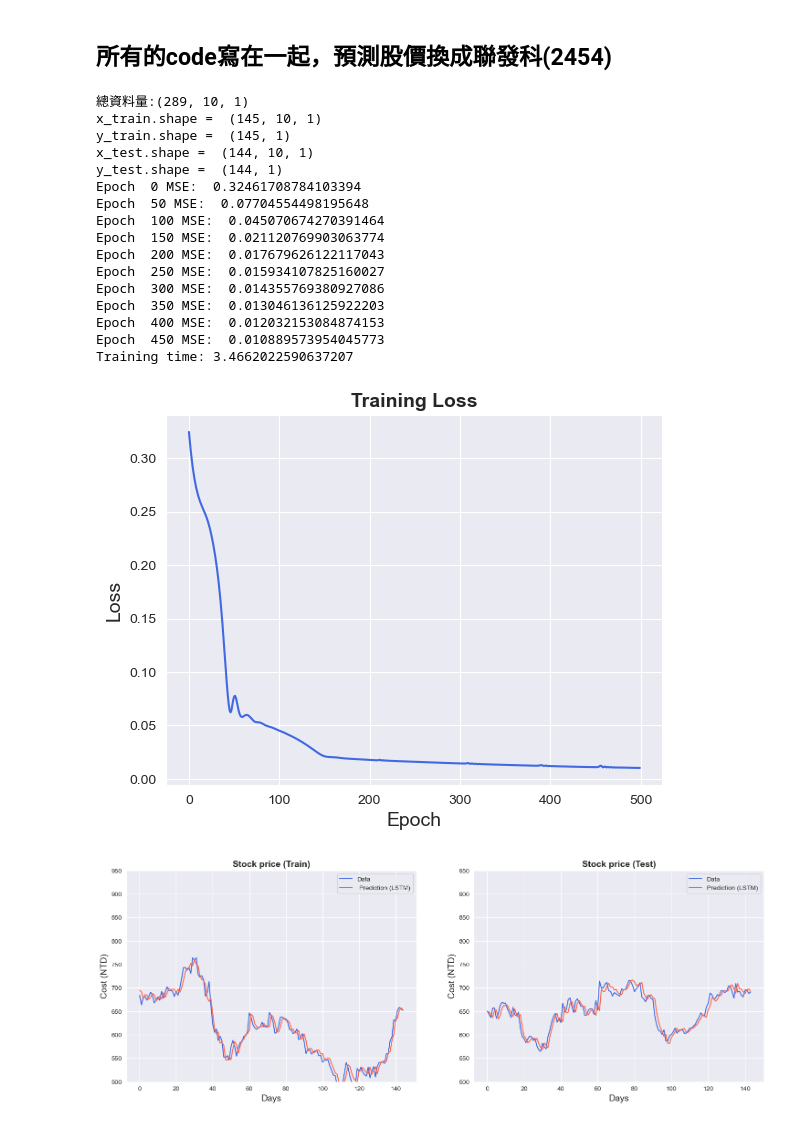
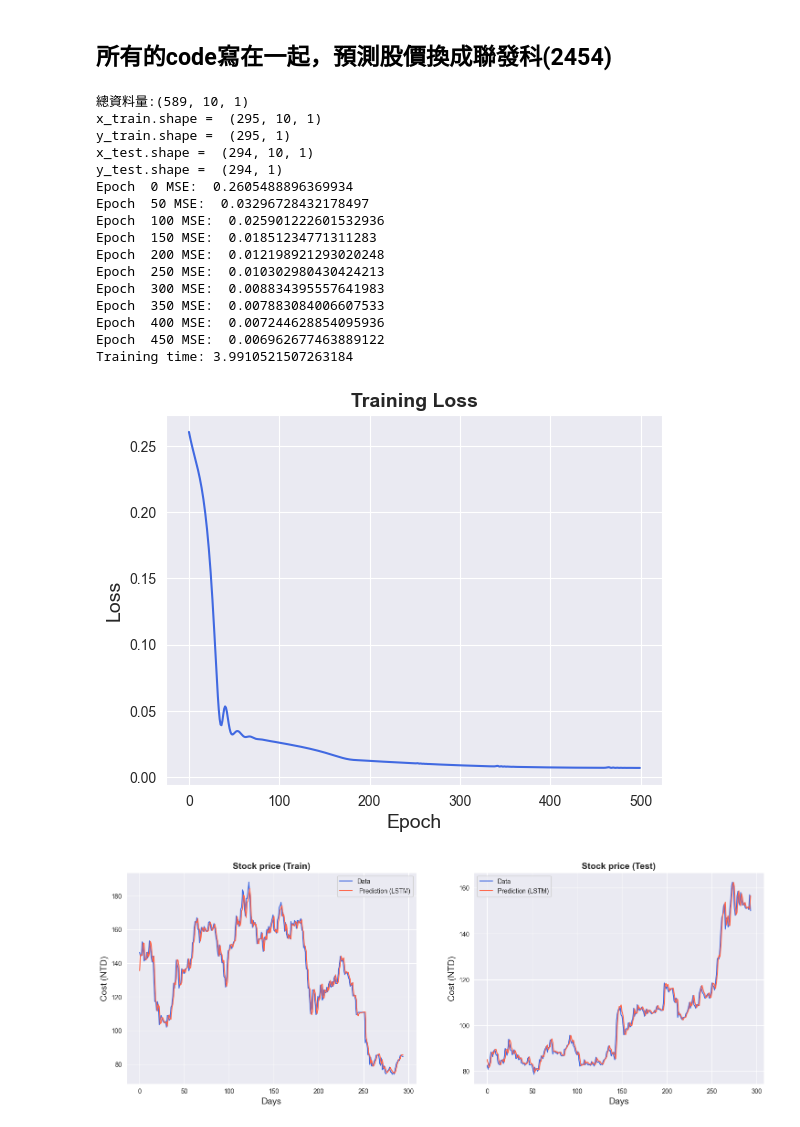
Before and after one commit to Zenobia000/DeepLearning-ds-fundamental, a Jupyter notebook: Pytorch/application/nlp/LSTM_股價預測/Pytorch實作_透過LSTM進行股價預測實例操作.ipynb, the cells around one changed output. Drawn from its saved outputs; the diff is of its cells as text; code cells hidden in the pictures.

```diff
--- a/Pytorch/application/nlp/LSTM_股價預測/Pytorch實作_透過LSTM進行股價預測實例操作.ipynb
+++ b/Pytorch/application/nlp/LSTM_股價預測/Pytorch實作_透過LSTM進行股價預測實例操作.ipynb
@@ -144,17 +202,20 @@ targets:[34.64519500732422, 35.629493713378906, 35.03895950317383, 35.8262863159
 # %%
+from sklearn.model_selection import train_test_split
 def split_data(stock, lookback):
     data_raw = np.array(stock)
     n_time = len(data_raw)
     data, targets = [], []
     for index in range(n_time - lookback):
-        data.append(   data_raw[index: index + lookback])
+        data.append(data_raw[index: index + lookback])
         targets.append(data_raw[index + lookback])
 
     data = np.array(data)
     targets = np.array(targets)
     print('總資料量:{}'.format(data.shape))
-    test_set_size = int(np.round(0.2*data.shape[0]));
-    train_set_size = data.shape[0] - (test_set_size);
+
+    #　手動分割訓練集與測試集
+    test_set_size = int(np.round(0.2*data.shape[0]))
+    train_set_size = data.shape[0] - (test_set_size)
 
     x_train = data[:train_set_size,:]
     y_train = targets[:train_set_size]
@@ -163,7 +224,9 @@ def split_data(stock, lookback):
     y_test = targets[train_set_size:]
 
     return [x_train, y_train, x_test, y_test]
-lookback = 10 # choose sequence length
+
+
+lookback = 20 # choose sequence length
 x_train, y_train, x_test, y_test = split_data(price_, lookback)
 print('x_train.shape = ',x_train.shape)
 print('y_train.shape = ',y_train.shape)
@@ -183,20 +277,31 @@ y_test.shape =  (1170, 1)
 import torch
 import torch.nn as nn
 
+use_cuda = 0
+device = torch.device("cuda" if (torch.cuda.is_available() & use_cuda) else "cpu")
+print(device)
+
 class LSTM(nn.Module):
     def __init__(self, input_dim, hidden_dim, num_layers, output_dim):
         super(LSTM, self).__init__()
+
+        '''
+        input_dim: 輸入張量的維度 (每天的股價只會有一個值，所以維度為1)
+        hidden_dim: 隱藏層的維度 (隱藏神經元數量)
+        num_layers: LSTM的層數 (通常設定為1-3層)
+        batch_first: 輸入張量的第一維是否為 batch_size (batch_size, seq_len, feature)
+                    ex: (1, 20, 1) => 20天的股價預測第21天的股價，每次訓練一批資料
+        '''
         self.hidden_dim = hidden_dim
         self.num_layers = num_layers
-
         self.lstm = nn.LSTM(input_dim, hidden_dim, num_layers, batch_first=True)
         self.fc = nn.Linear(hidden_dim, output_dim)
 
     def forward(self, x):
         h0 = torch.zeros(self.num_layers, x.size(0), self.hidden_dim).requires_grad_().to(device)
         c0 = torch.zeros(self.num_layers, x.size(0), self.hidden_dim).requires_grad_().to(device)
-        out, (hn, cn) = self.lstm(x, (h0.detach(), c0.detach()))
-        out = self.fc(out[:, -1, :])
+        out, (hn, cn) = self.lstm(x, (h0.detach(), c0.detach())) # out = (batch_size, sequence_length, hidden_dim)
+        out = self.fc(out[:, -1, :]) # 取最後一個時間點的輸出
         return out
 
 # mymodel = LSTM(input_dim=1, hidden_dim=32, output_dim=1, num_layers=2)
@@ -349,6 +462,7 @@ import numpy as np
 import time
 import torch
 import torch.nn as nn
+
 class LSTM(nn.Module):
     def __init__(self, input_dim, hidden_dim, num_layers, output_dim):
         super(LSTM, self).__init__()
@@ -374,7 +488,7 @@ def split_data(stock, lookback):
     data = np.array(data)
     targets = np.array(targets)
     print('總資料量:{}'.format(data.shape))
-    test_set_size = int(np.round(0.5*data.shape[0]));
+    test_set_size = int(np.round(0.5*data.shape[0]));  # split data into half: training 50%, testing 50%
     train_set_size = data.shape[0] - (test_set_size);
 
     x_train = data[:train_set_size,:]
@@ -385,10 +499,10 @@ def split_data(stock, lookback):
 
     return [x_train, y_train, x_test, y_test]
 
-# 股價換成聯發科(2454)
-df = yf.Ticker("2454.TW")
+# 股價換成長榮(航運)(2603)
+df = yf.Ticker("2603.TW")
 price = df.history(period="max").Close
-price = price[-300:-1]
+price = price[-600:-1] # 取最近600天的股價
 scaler = MinMaxScaler(feature_range=(-1, 1))
 price_ = scaler.fit_transform(price.values.reshape(-1,1))
 lookback = 10 # choose sequence length
@@ -397,7 +511,6 @@ print('x_train.shape = ',x_train.shape)
 print('y_train.shape = ',y_train.shape)
 print('x_test.shape = ',x_test.shape)
 print('y_test.shape = ',y_test.shape)
-
 
 input_dim = 1
 hidden_dim = 32
@@ -429,22 +542,22 @@ for t in range(num_epochs):
 training_time = time.time()-start_time
 print("Training time: {}".format(training_time))
 # %% [output]
-總資料量:(289, 10, 1)
-x_train.shape =  (145, 10, 1)
-y_train.shape =  (145, 1)
-x_test.shape =  (144, 10, 1)
-y_test.shape =  (144, 1)
-Epoch  0 MSE:  0.32461708784103394
-Epoch  50 MSE:  0.07704554498195648
-Epoch  100 MSE:  0.045070674270391464
-Epoch  150 MSE:  0.021120769903063774
-Epoch  200 MSE:  0.017679626122117043
-Epoch  250 MSE:  0.015934107825160027
-Epoch  300 MSE:  0.014355769380927086
-Epoch  350 MSE:  0.013046136125922203
-Epoch  400 MSE:  0.012032153084874153
-Epoch  450 MSE:  0.010889573954045773
-Training time: 3.4662022590637207
+總資料量:(589, 10, 1)
+x_train.shape =  (295, 10, 1)
+y_train.shape =  (295, 1)
+x_test.shape =  (294, 10, 1)
+y_test.shape =  (294, 1)
+Epoch  0 MSE:  0.2605488896369934
+Epoch  50 MSE:  0.03296728432178497
+Epoch  100 MSE:  0.025901222601532936
+Epoch  150 MSE:  0.01851234771311283
+Epoch  200 MSE:  0.012198921293020248
+Epoch  250 MSE:  0.010302980430424213
+Epoch  300 MSE:  0.008834395557641983
+Epoch  350 MSE:  0.007883084006607533
+Epoch  400 MSE:  0.007244628854095936
+Epoch  450 MSE:  0.006962677463889122
+Training time: 3.9910521507263184
 # %%
 import seaborn as sns
 
@@ -456,37 +569,37 @@ ax.set_ylabel("Loss", size = 14)
 ax.set_title("Training Loss", size = 14, fontweight='bold')
 
 fig = plt.figure()
 fig.subplots_adjust(hspace=0.2, wspace=0.2)
 model.eval()
 y_train_pred = model(x_train_)
 predict = pd.DataFrame(scaler.inverse_transform(y_train_pred.detach().numpy()))
 original = pd.DataFrame(scaler.inverse_transform(y_train_.detach().numpy()))
 plt.subplot(1, 2, 1)
 ax = sns.lineplot(x = original.index, y = original[0], label="Data", color='royalblue')
 ax = sns.lineplot(x = predict.index, y = predict[0], label=" Prediction (LSTM)", color='tomato')
 ax.set_title('Stock price (Train)', size = 14, fontweight='bold')
 ax.set_xlabel("Days", size = 14)
 ax.set_ylabel("Cost (NTD)", size = 14)
-plt.ylim([500,950])
+# plt.ylim([500,950])
 # ax.set_xticklabels('', size=10)
 
 y_test_pred = model(x_test_)
 predict = pd.DataFrame(scaler.inverse_transform(y_test_pred.detach().numpy()))
 original = pd.DataFrame(scaler.inverse_transform(y_test_.detach().numpy()))
 plt.subplot(1, 2, 2)
 ax = sns.lineplot(x = original.index, y = original[0], label="Data", color='royalblue')
 ax = sns.lineplot(x = predict.index, y = predict[0], label="Prediction (LSTM)", color='tomato')
 ax.set_title('Stock price (Test)', size = 14, fontweight='bold')
 ax.set_xlabel("Days", size = 14)
 ax.set_ylabel("Cost (NTD)", size = 14)
-plt.ylim([500,950])
+# plt.ylim([500,950])
 
 # ax.set_xticklabels('', size=10)
 fig.set_figheight(6)
 fig.set_figwidth(18)
 # %% [output]
-[figure, old version]
+[figure, new version]
-[figure, old version]
+[figure, new version]
 # %%
 fig = plt.figure()
 plt.plot(price)
```
Also changed, not shown: parts of 30 cells of this notebook, 33 other files.
